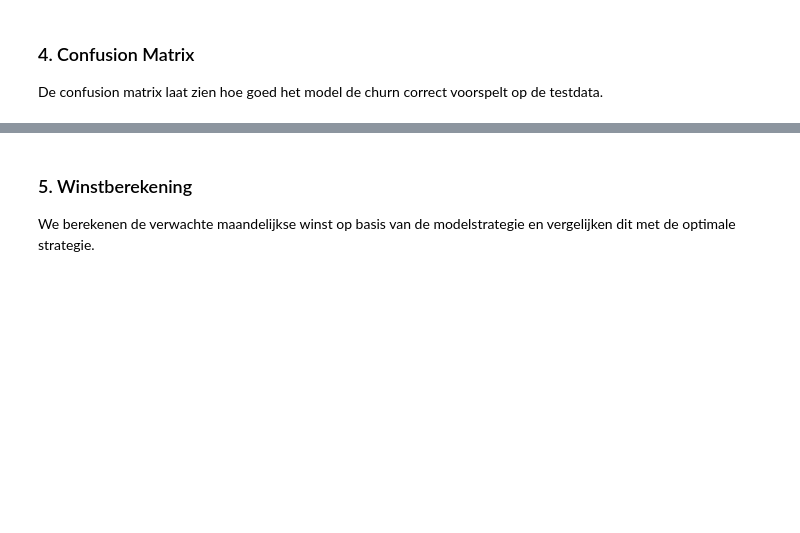
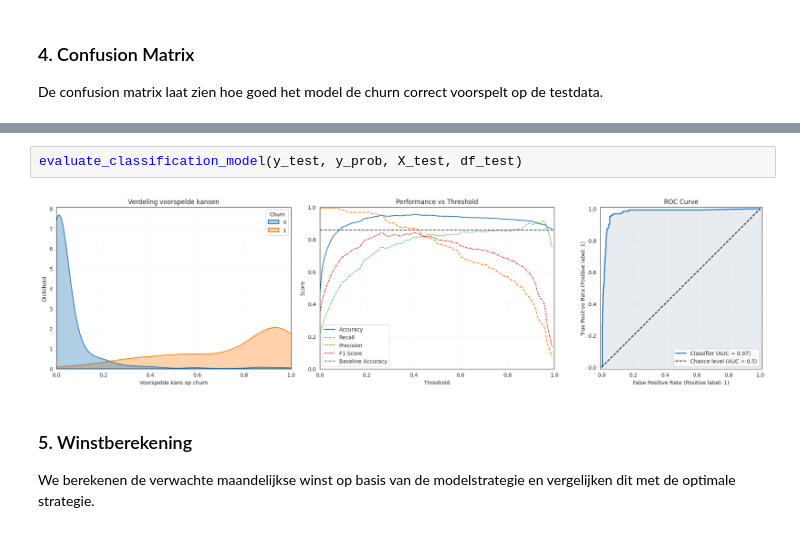
Before and after one commit to Murielle01/BP-3.4, a Jupyter notebook: scripts/opdracht 2/evaluatie_rf.ipynb, the cells around one changed output, grey strips where cells are left out. Cells and saved outputs as stored; diff of their text form; blank space fills up the shorter version.

```diff
--- a/scripts/opdracht 2/evaluatie_rf.ipynb
+++ b/scripts/opdracht 2/evaluatie_rf.ipynb
@@ -408,6 +419,10 @@ De confusion matrix laat zien hoe goed het model de churn correct voorspelt op d
 display_executive_model_evaluation(y_test, y_pred, class_names=["Blijft", "Vertrekt"])
 # %% [output]
 [interactive output not drawn]
+# %%
+evaluate_classification_model(y_test, y_prob, X_test, df_test)
+# %% [output]
+[figure, added]
 # %% [markdown]
 ### 5. Winstberekening
 
```
Also changed, not shown: parts of 3 cells of this notebook, 12 other files.
